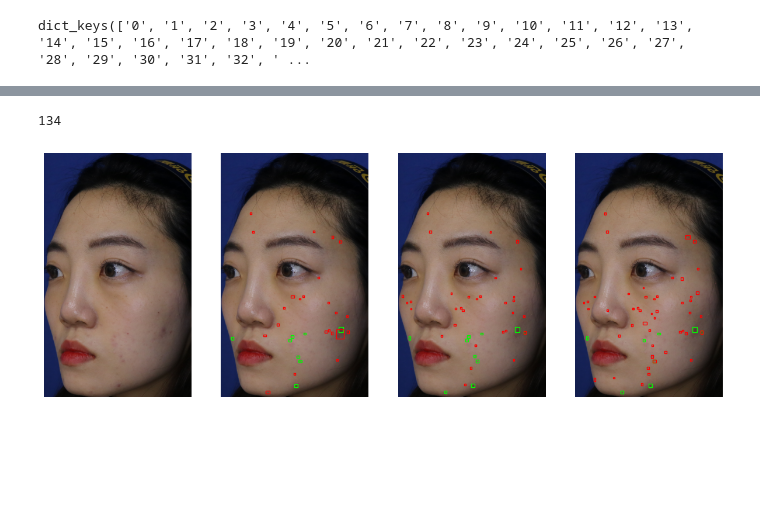
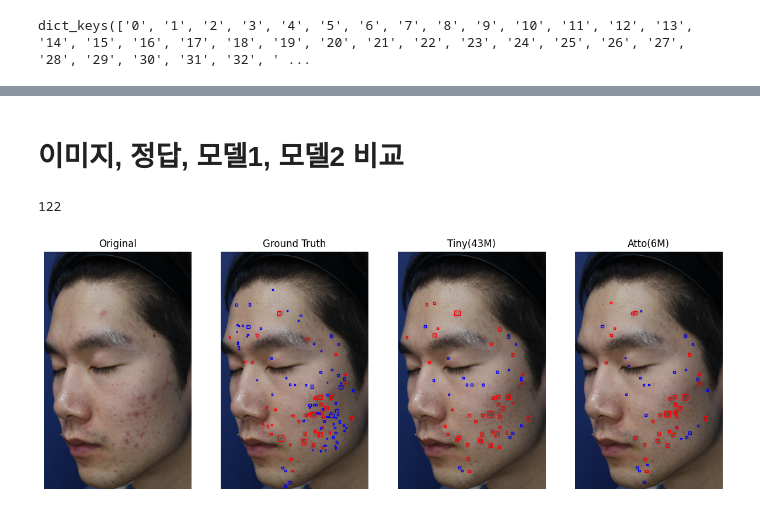
Before and after one commit to young221718/MODU, a Jupyter notebook: tools/inference_result.ipynb, the cells around one changed output, grey strips where cells are left out. Cells and saved outputs as stored; diff of their text form; code cells hidden in the pictures; blank space fills up the shorter version.

```diff
--- a/tools/inference_result.ipynb
+++ b/tools/inference_result.ipynb
@@ -13,7 +5,7 @@ gt_coco = COCO('/workspace/chanyoung/data/cropped/multi_channel/coco_multi_det_c
 #     pred1 = json.load(f)
 with open("/workspace/chanyoung/code/MODU/output/lulu/mutil_channel/tiny_multi_precoco_250407/pred.json", 'r') as f:
     pred2 = json.load(f)
-with open("/workspace/chanyoung/code/MODU/output/lulu/mutil_channel/tiny_multi_4f_250407/pred.json", 'r') as f:
+with open("/workspace/chanyoung/code/MODU/output/lulu/mutil_channel/atto_multi_250409_2/pred.json", 'r') as f:
     pred3 = json.load(f)
 # %% [output]
 loading annotations into memory...
@@ -41,8 +33,10 @@ def get_pred_anns(pred, img_id, score_threshold=0.5):
     for label, t_bbox, score in zip(labels, bboxs, scores):
         if float(score) < score_threshold:
             continue
-        t_bbox[2] -= t_bbox[0]
-        t_bbox[3] -= t_bbox[1]
-        anns.append({'category_id': int(label), 'bbox': t_bbox, 'score': float(score)})
+        x,y,w,h = t_bbox
+        w -= x
+        h -= y
+
+        anns.append({'category_id': int(label), 'bbox': [x,y,w,h], 'score': float(score)})
 
     return anns
@@ -67,4 +43,4 @@ colormap
 # %%
-colormap = {1: '#00FF00', 2:'#FF0000'}
+colormap = {1: '#FF0000', 2:'#0000FF'}
 # %%
 i = 0
@@ -71,3 +188,5 @@ i = 0
+# %% [markdown]
+# 이미지, 정답, 모델1, 모델2 비교
 # %%
 # Load and display a random image
 imgIds = gt_coco.getImgIds()
@@ -85,41 +204,46 @@ print(img['id'])
 fig, (ax0, ax1, ax2, ax3) = plt.subplots(1, 4, figsize=(15, 10))
 
 ax0.imshow(image)
+ax0.set_title('Original')
+
 
 ax1.imshow(image)
+ax1.set_title('Ground Truth')
 for ann in gt_anns:
-    t_bbox = ann['bbox']
+    bbox = ann['bbox']
     category_id = ann['category_id']
     edgecolor = colormap.get(category_id, 'r')
     # print(ann['category_id'], end=',')
-    rect = patches.Rectangle((t_bbox[0], t_bbox[1]), t_bbox[2], t_bbox[3], linewidth=1, edgecolor=edgecolor, facecolor='none')
+    rect = patches.Rectangle((bbox[0], bbox[1]), bbox[2], bbox[3], linewidth=1, edgecolor=edgecolor, facecolor='none')
     ax1.add_patch(rect)
 
 pred_anns = get_pred_anns(pred2, img['id'], 0.5)
 ax2.imshow(image)
+ax2.set_title('Tiny(43M)')
 for ann in pred_anns:
-    t_bbox = ann['bbox']
+    bbox = ann['bbox']
     category_id = ann['category_id']
     edgecolor = colormap.get(category_id, 'r')  # default to red if category_id not in color_map
-    rect = patches.Rectangle((t_bbox[0], t_bbox[1]), t_bbox[2], t_bbox[3], linewidth=1, edgecolor=edgecolor, facecolor='none')
+    rect = patches.Rectangle((bbox[0], bbox[1]), bbox[2], bbox[3], linewidth=1, edgecolor=edgecolor, facecolor='none')
     ax2.add_patch(rect)
 
 pred_anns = get_pred_anns(pred3, img['id'], 0.5)
 ax3.imshow(image)
+ax3.set_title('Atto(6M)')
 for ann in pred_anns:
-    t_bbox = ann['bbox']
+    bbox = ann['bbox']
     category_id = ann['category_id']
     edgecolor = colormap.get(category_id, 'r')  # default to red if category_id not in color_map
-    rect = patches.Rectangle((t_bbox[0], t_bbox[1]), t_bbox[2], t_bbox[3], linewidth=1, edgecolor=edgecolor, facecolor='none')
+    rect = patches.Rectangle((bbox[0], bbox[1]), bbox[2], bbox[3], linewidth=1, edgecolor=edgecolor, facecolor='none')
     ax3.add_patch(rect)
 
 ax0.axis('off')
 ax1.axis('off')
 ax2.axis('off')
 ax3.axis('off')
 plt.show()
 
 i+=1
 # %% [output]
-134
+122
-[figure, old version]
+[figure, new version]
```
Also changed, not shown: parts of 4 cells of this notebook, 28 other files.
